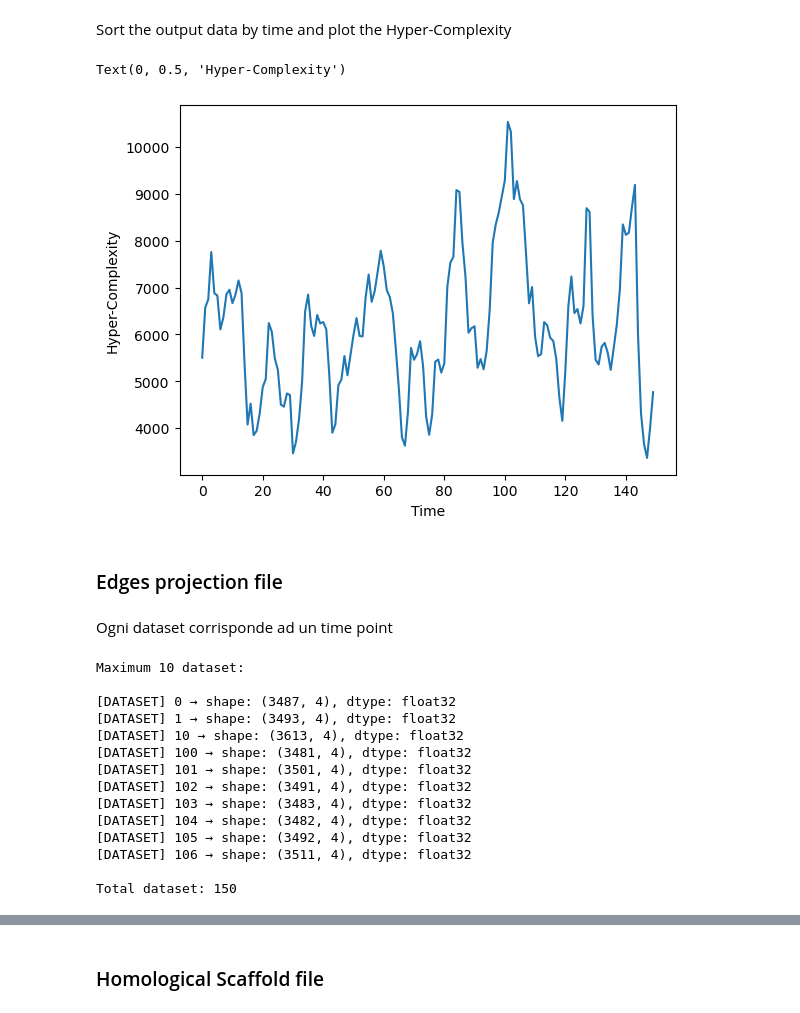
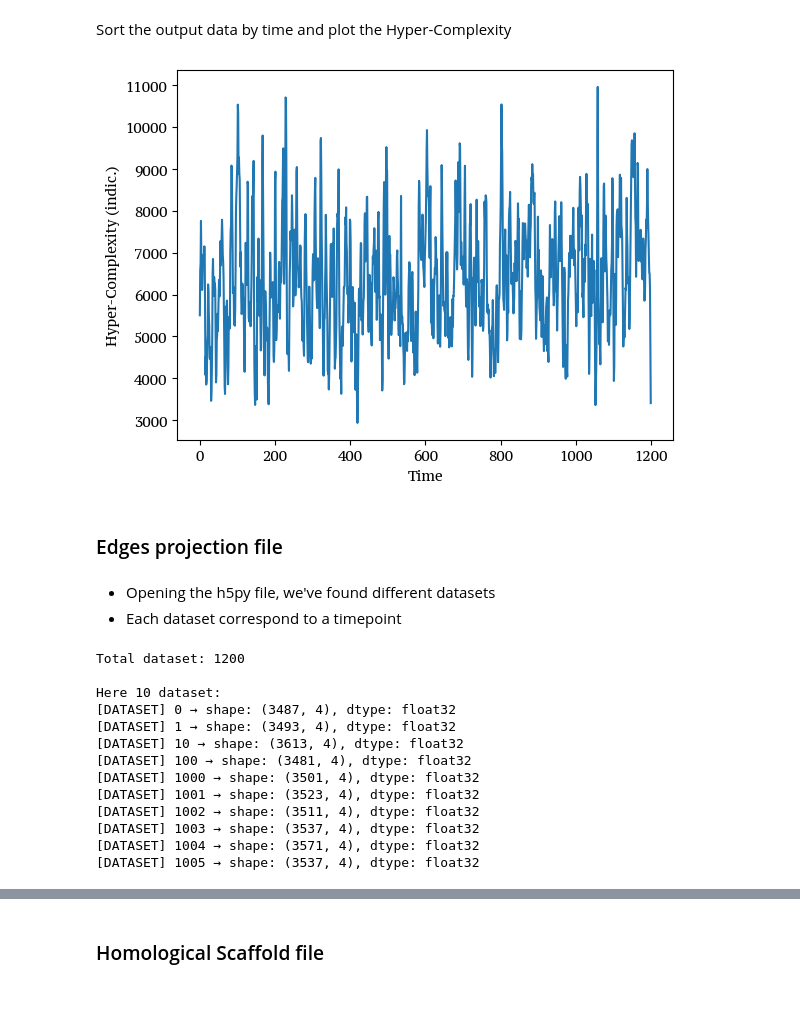
Before and after one commit to EmmaTosato/RHOSTS, a Jupyter notebook: Notebooks/Example_brain_data.ipynb, the cells around one changed output, grey strips where cells are left out. Drawn from its saved outputs; the diff is of its cells as text; code cells hidden in the pictures.

```diff
--- a/Notebooks/Example_brain_data.ipynb
+++ b/Notebooks/Example_brain_data.ipynb
@@ -192,23 +253,30 @@ sorted(missing)
 # %% [markdown]
 Sort the output data by time and plot the Hyper-Complexity
 # %%
-output_data_sort = sub1_output_sorted[np.argsort(sub1_output_sorted[:, 0])]
+# Output file
+data = np.loadtxt(sub1_output_sorted, dtype=float)
+
+# First column = time, Second column = hyper complexity indic.
+timepoints = data[:, 0].astype(int)
+hyper_complexity = data[:, 1]
 # %%
-plt.plot(output_data_sort[:,0],output_data_sort[:,1])
+plt.plot(timepoints, hyper_complexity)
 plt.xlabel("Time")
-plt.ylabel("Hyper-Complexity")
+plt.ylabel("Hyper-Complexity (indic.)")
+plt.show()
 # %% [output]
-Text(0, 0.5, 'Hyper-Complexity')
-[figure, old version]
+[figure, new version]
 # %% [markdown]
 ### Edges projection file
 # %% [markdown]
-Ogni dataset corrisponde ad un time point
+- Opening the h5py file, we've found different datasets
+- Each dataset correspond to a timepoint
 # %%
 def print_first_n_datasets(h5_path, n=10):
     with h5py.File(h5_path, "r") as f:
         count = 0
-        print(f"Maximum {n} dataset:\n")
+        print(f"\nTotal dataset: {len(f.keys())}", "\n")
+        print(f"Here {n} dataset:")
         for name in f:
             obj = f[name]
             if isinstance(obj, h5py.Dataset):
@@ -216,22 +284,19 @@ def print_first_n_datasets(h5_path, n=10):
                 count += 1
                 if count >= n:
                     break
-        print(f"\nTotal dataset: {len(f.keys())}")
 
-# Esegui
 print_first_n_datasets(sub1_output_proj, n=10)
 # %% [output]
-Maximum 10 dataset:
+Total dataset: 1200
 
+Here 10 dataset:
 [DATASET] 0 → shape: (3487, 4), dtype: float32
 [DATASET] 1 → shape: (3493, 4), dtype: float32
 [DATASET] 10 → shape: (3613, 4), dtype: float32
 [DATASET] 100 → shape: (3481, 4), dtype: float32
-[DATASET] 101 → shape: (3501, 4), dtype: float32
-[DATASET] 102 → shape: (3491, 4), dtype: float32
-[DATASET] 103 → shape: (3483, 4), dtype: float32
-[DATASET] 104 → shape: (3482, 4), dtype: float32
-[DATASET] 105 → shape: (3492, 4), dtype: float32
-[DATASET] 106 → shape: (3511, 4), dtype: float32
-
-Total dataset: 150
+[DATASET] 1000 → shape: (3501, 4), dtype: float32
+[DATASET] 1001 → shape: (3523, 4), dtype: float32
+[DATASET] 1002 → shape: (3511, 4), dtype: float32
+[DATASET] 1003 → shape: (3537, 4), dtype: float32
+[DATASET] 1004 → shape: (3571, 4), dtype: float32
+[DATASET] 1005 → shape: (3537, 4), dtype: float32
```
Also changed, not shown: parts of 59 cells of this notebook, 3 other files.
